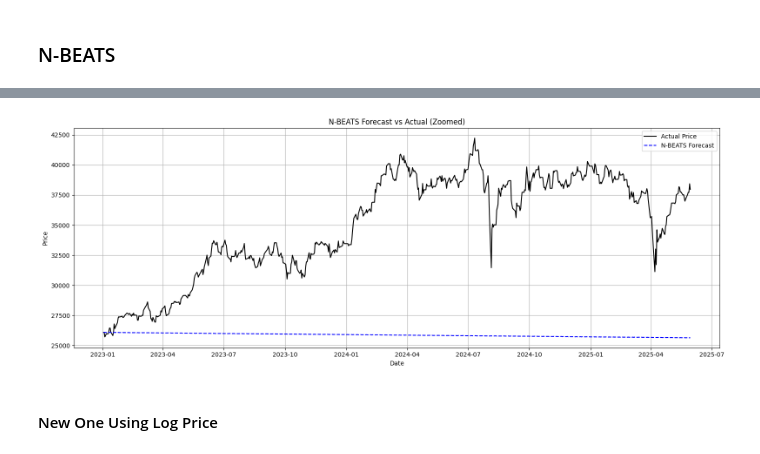
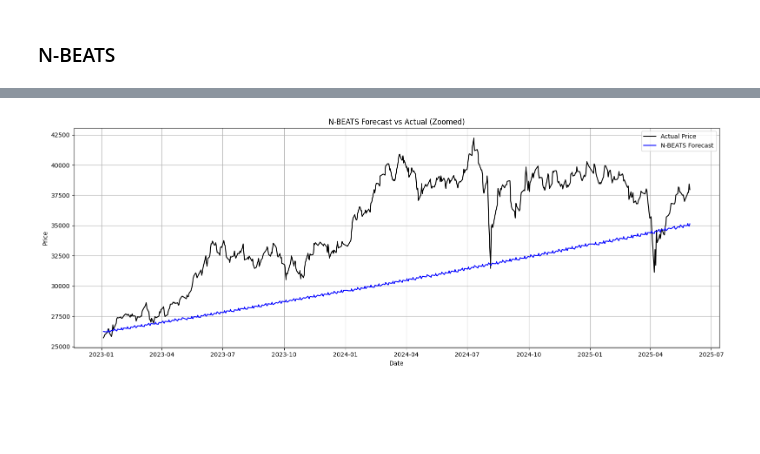
Before and after one commit to Rqkko/time-series-forecasting, a Jupyter notebook: timeSeriesForecasting.ipynb, the cells around one changed output, grey strips where cells are left out. Drawn from its saved outputs; the diff is of its cells as text; code cells hidden in the pictures; blank space fills up the shorter version.

Commit message:
update N-BEATS

```diff
--- a/timeSeriesForecasting.ipynb
+++ b/timeSeriesForecasting.ipynb
@@ -854,12 +910,16 @@ plt.show()
 # %%
+import torch
+from torch.utils.data import Dataset, DataLoader
+import torch.nn as nn
+
 # Set random seed
-torch.manual_seed(42)
-np.random.seed(42)
+# torch.manual_seed(42)
+# np.random.seed(42)
 
-# Prepare Data
-df = df.asfreq("B")
-df["Price"] = df["Price"].ffill()
-df["LogReturn"] = np.log(df["Price"] / df["Price"].shift(1))
+# # Prepare Data
+# df = df.asfreq("B")
+# df["Price"] = df["Price"].ffill()
+# df["LogReturn"] = np.log(df["Price"] / df["Price"].shift(1))
 df["LogReturn"] = df["LogReturn"].fillna(0)
 
 train_log_returns = df.loc["2003-01-01":"2022-12-31", "LogReturn"].values
@@ -1009,20 +1071,18 @@ Last train price: (1,)
 # %%
 # Plot Zoomed Forecast (2024–2025)
 zoom_start = "2023-01-01"
 zoom_end = "2025-05-30"
 zoom_idx = (test_dates >= zoom_start) & (test_dates <= zoom_end)
 
 plt.figure(figsize=(16, 6))
 plt.plot(test_dates[zoom_idx], actual_prices[zoom_idx], label="Actual Price", color="black")
-plt.plot(test_dates[zoom_idx], predicted_prices[zoom_idx], label="N-BEATS Forecast", linestyle='--', color="blue")
+plt.plot(test_dates[zoom_idx], predicted_prices[zoom_idx], label="N-BEATS Forecast", linestyle='-', color="blue")
 plt.title("N-BEATS Forecast vs Actual (Zoomed)")
 plt.xlabel("Date")
 plt.ylabel("Price")
 plt.legend()
 plt.grid(True)
 plt.tight_layout()
 plt.show()
 # %% [output]
-[figure, old version]
+[figure, new version]
-# %% [markdown]
-#### New One Using Log Price
```
Also changed, not shown: parts of 21 cells of this notebook.
